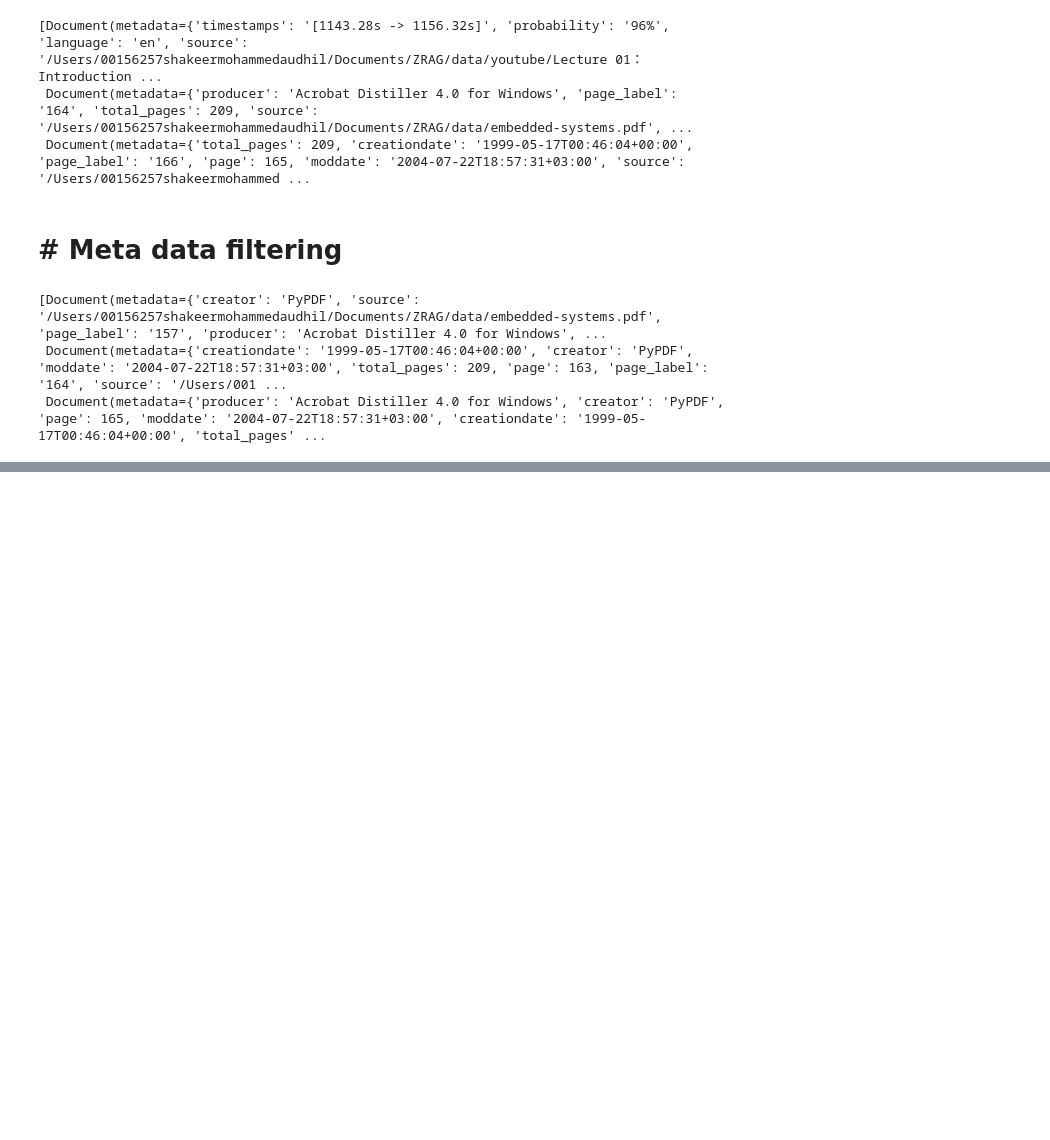
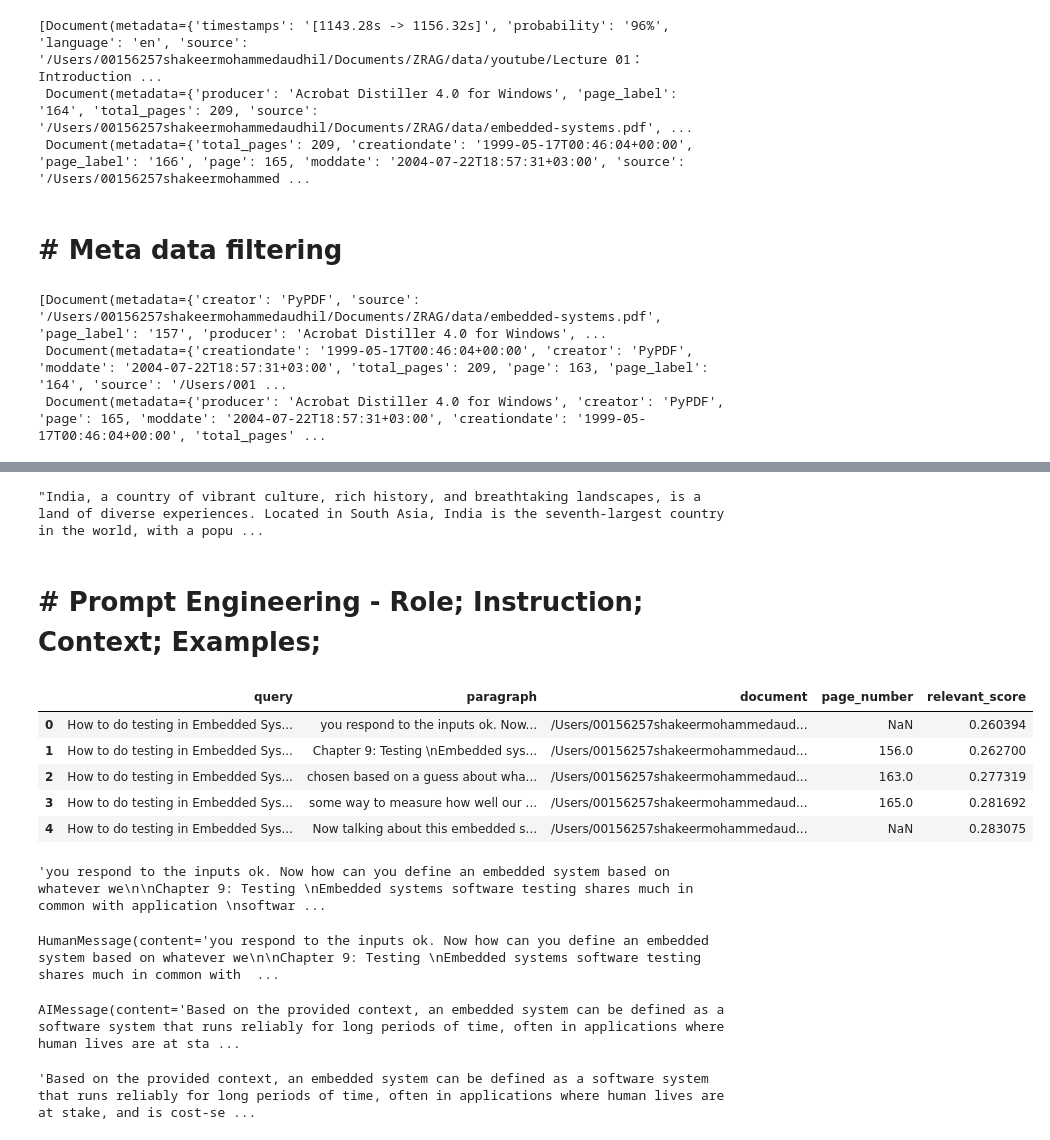
Before and after one commit to Audhil/RAG, a Jupyter notebook: Xplore.ipynb, the cells around one changed output, grey strips where cells are left out. Cells and saved outputs as stored; diff of their text form; code cells hidden in the pictures; blank space fills up the shorter version.

Commit message:
add prompts

```diff
--- a/Xplore.ipynb
+++ b/Xplore.ipynb
@@ -200,11 +201,11 @@ try:
         YoutubeAudioLoader([url], save_dir),
         FasterWhisperParser()
     )
-    docs = loader.load()
-    print(f"\n✓ Successfully loaded {len(docs)} documents from YouTube")
-    if docs:
+    yt_docs = loader.load()
+    print(f"\n✓ Successfully loaded {len(yt_docs)} documents from YouTube")
+    if yt_docs:
         print("\nTranscription preview:")
-        print(docs[0].page_content[:500])
+        print(yt_docs[0].page_content[:500])
 except Exception as e:
     error_str = str(e)
     print(f"\n❌ Error loading YouTube audio: {e}")
@@ -239,7 +240,7 @@ len(pdf_pages)
 # %% [output]
 209
 # %%
-combined_docs = pdf_pages + docs
+combined_docs = pdf_pages + yt_docs
 print(f"Total combined documents: {len(combined_docs)}")
 # %% [output]
 Total combined documents: 428
@@ -363,0 +385,7 @@ vectordb.similarity_search(question, k=3, filter={'source':'/Users/00156257shake
+# %%
+response = llm.invoke("Write about India!")
+response.content
+# %% [output]
+"India, a country of vibrant culture, rich history, and breathtaking landscapes, is a land of diverse experiences. Located in South Asia, India is the seventh-largest country in the world, with a popu ...
+# %% [markdown]
+# # Prompt Engineering - Role; Instruction; Context; Examples;
@@ -363,0 +402,38 @@ vectordb.similarity_search(question, k=3, filter={'source':'/Users/00156257shake
+# %%
+docs = vectordb.similarity_search_with_score(question, k=5)
+# %%
+import pandas as pd
+
+_docs = pd.DataFrame(
+    [(question, doc[0].page_content, doc[0].metadata.get('source'), doc[0].metadata.get('page'), doc[1]) for doc in
+     docs],
+    columns=['query', 'paragraph', 'document', 'page_number', 'relevant_score']
+)
+
+_docs
+# %% [output]
+|  | query | paragraph | document | page_number | relevant_score |
+| 0 | How to do testing in Embedded Sys... | you respond to the inputs ok. Now... | /Users/00156257shakeermohammedaud... | NaN | 0.260394 |
+| 1 | How to do testing in Embedded Sys... | Chapter 9: Testing \nEmbedded sys... | /Users/00156257shakeermohammedaud... | 156.0 | 0.262700 |
+| 2 | How to do testing in Embedded Sys... | chosen based on a guess about wha... | /Users/00156257shakeermohammedaud... | 163.0 | 0.277319 |
+| 3 | How to do testing in Embedded Sys... | some way to measure how well our ... | /Users/00156257shakeermohammedaud... | 165.0 | 0.281692 |
+| 4 | How to do testing in Embedded Sys... | Now talking about this embedded s... | /Users/00156257shakeermohammedaud... | NaN | 0.283075 |
+# %%
+context = "\n\n".join(_docs['paragraph'])
+context
+# %% [output]
+'you respond to the inputs ok. Now how can you define an embedded system based on whatever we\n\nChapter 9: Testing \nEmbedded systems software testing shares much in common with application \nsoftwar ...
+# %%
+human_message = HumanMessage(content=context + question)
+human_message
+# %% [output]
+HumanMessage(content='you respond to the inputs ok. Now how can you define an embedded system based on whatever we\n\nChapter 9: Testing \nEmbedded systems software testing shares much in common with  ...
+# %%
+result = llm.invoke([system_message, human_message])
+result
+# %% [output]
+AIMessage(content='Based on the provided context, an embedded system can be defined as a software system that runs reliably for long periods of time, often in applications where human lives are at sta ...
+# %%
+result.content
+# %% [output]
+'Based on the provided context, an embedded system can be defined as a software system that runs reliably for long periods of time, often in applications where human lives are at stake, and is cost-se ...
```
Also changed, not shown: parts of 14 cells of this notebook.
